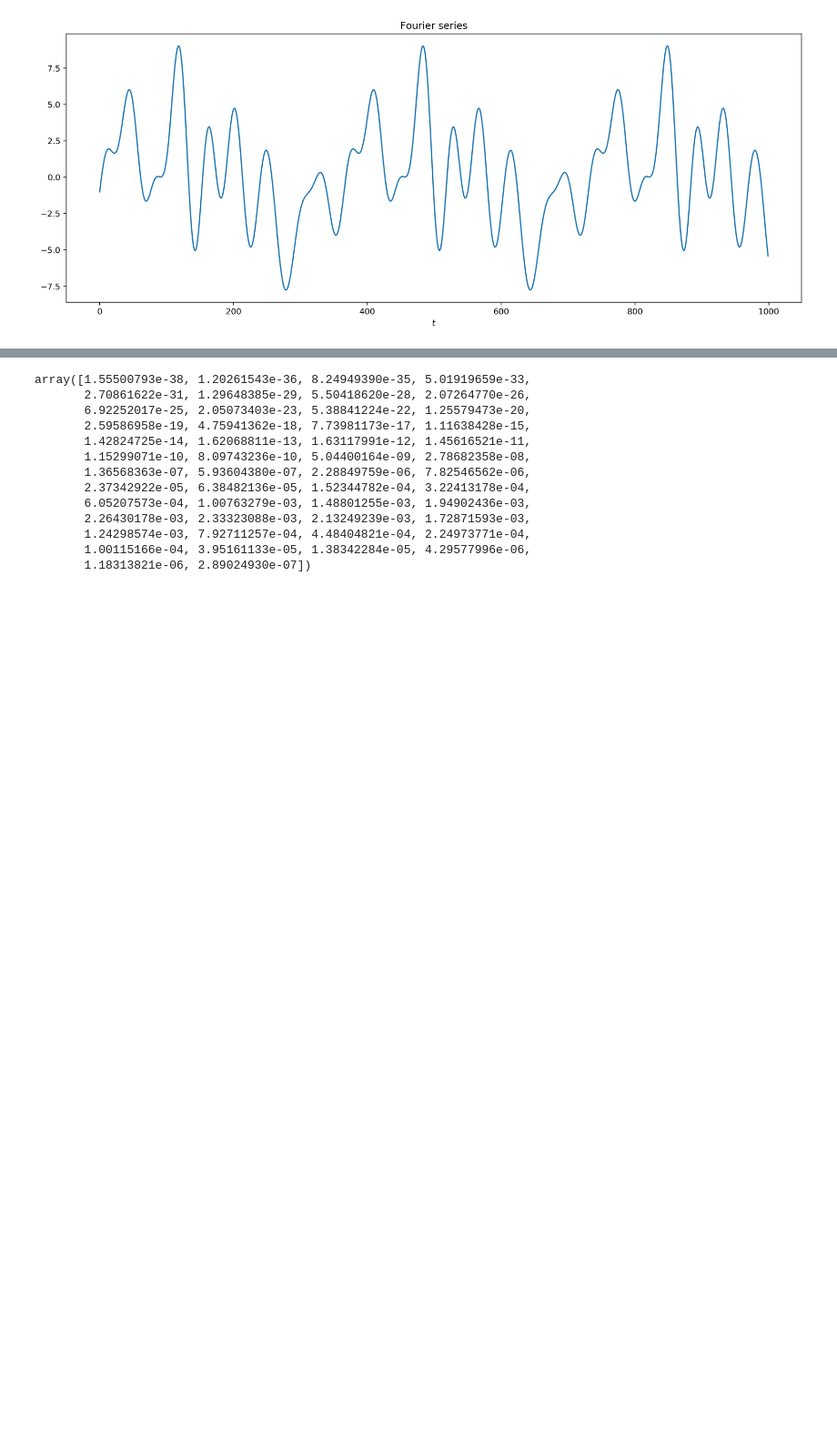
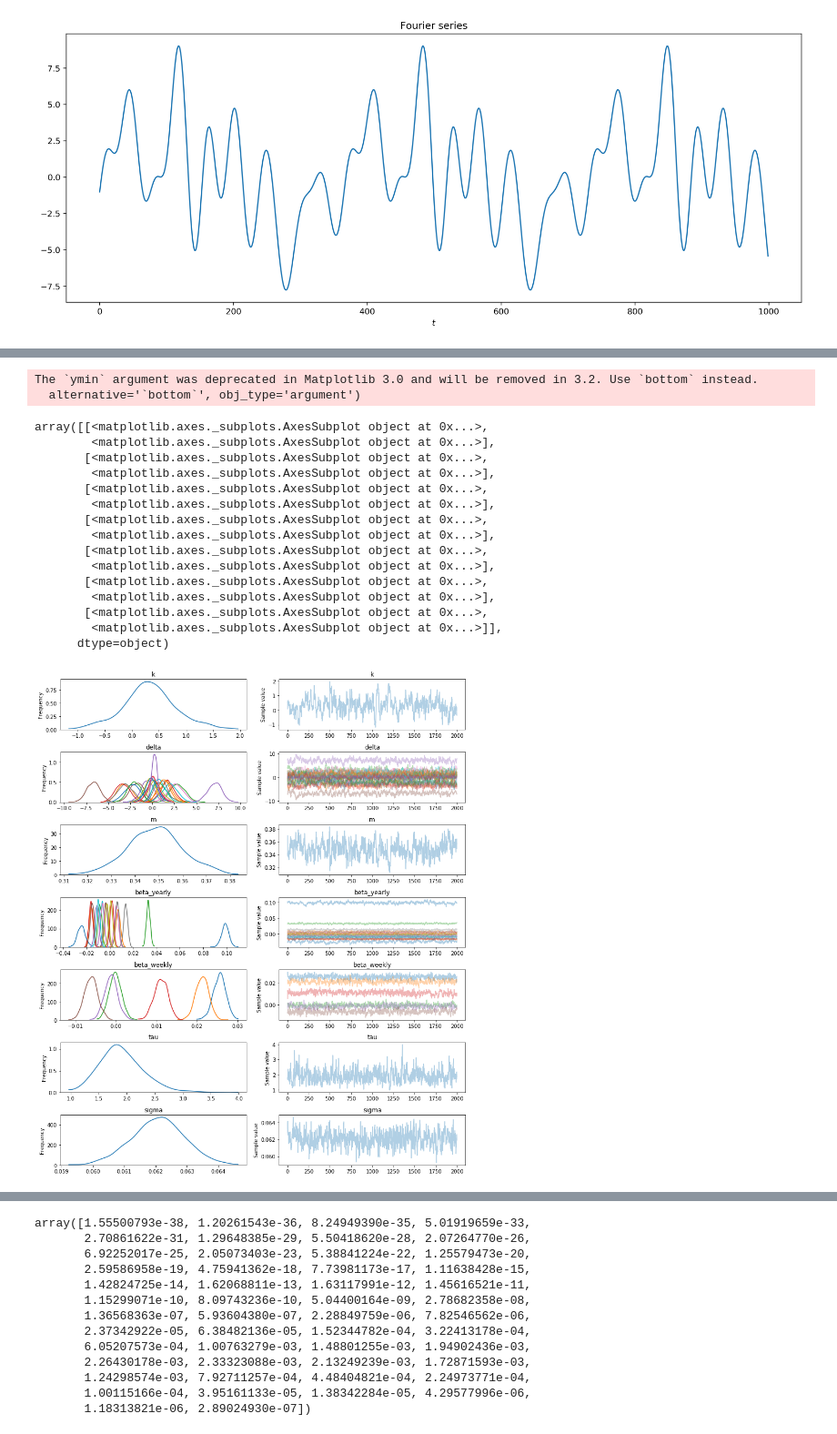
Before and after one commit to ritchie46/pydata-pymc3-prophet, a Jupyter notebook: notebooks/code-up.ipynb, the cells around one changed output, grey strips where cells are left out. Shown at 91% size. Drawn from its saved outputs; the diff is of its cells as text; code cells hidden in the pictures; blank space fills up the shorter version.

```diff
--- a/notebooks/code-up.ipynb
+++ b/notebooks/code-up.ipynb
@@ -232,3 +228,24 @@ array([[<matplotlib.axes._subplots.AxesSubplot object at 0x...>,
+# %%
+pm.traceplot(trace, combined=True)
+# %% [output]
+The `ymin` argument was deprecated in Matplotlib 3.0 and will be removed in 3.2. Use `bottom` instead.
+  alternative='`bottom`', obj_type='argument')
+array([[<matplotlib.axes._subplots.AxesSubplot object at 0x...>,
+        <matplotlib.axes._subplots.AxesSubplot object at 0x...>],
+       [<matplotlib.axes._subplots.AxesSubplot object at 0x...>,
+        <matplotlib.axes._subplots.AxesSubplot object at 0x...>],
+       [<matplotlib.axes._subplots.AxesSubplot object at 0x...>,
+        <matplotlib.axes._subplots.AxesSubplot object at 0x...>],
+       [<matplotlib.axes._subplots.AxesSubplot object at 0x...>,
+        <matplotlib.axes._subplots.AxesSubplot object at 0x...>],
+       [<matplotlib.axes._subplots.AxesSubplot object at 0x...>,
+        <matplotlib.axes._subplots.AxesSubplot object at 0x...>],
+       [<matplotlib.axes._subplots.AxesSubplot object at 0x...>,
+        <matplotlib.axes._subplots.AxesSubplot object at 0x...>],
+       [<matplotlib.axes._subplots.AxesSubplot object at 0x...>,
+        <matplotlib.axes._subplots.AxesSubplot object at 0x...>]],
+      dtype=object)
+[figure, added]
 # %%
 n_samples = 1000
 days = 150
```
Also changed, not shown: parts of 8 cells of this notebook, 4 other files.
